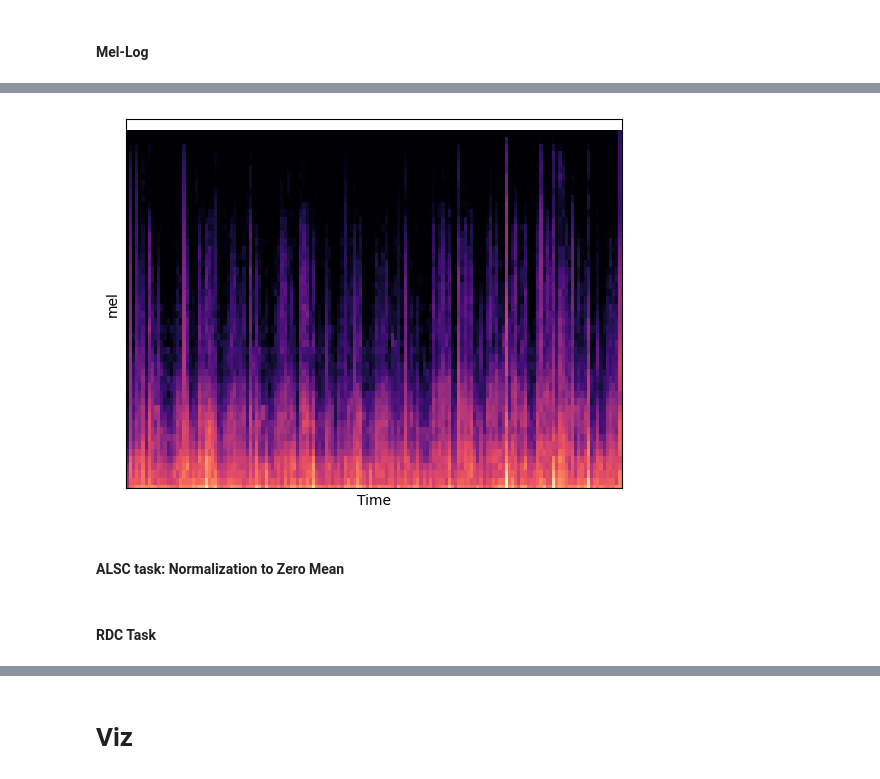
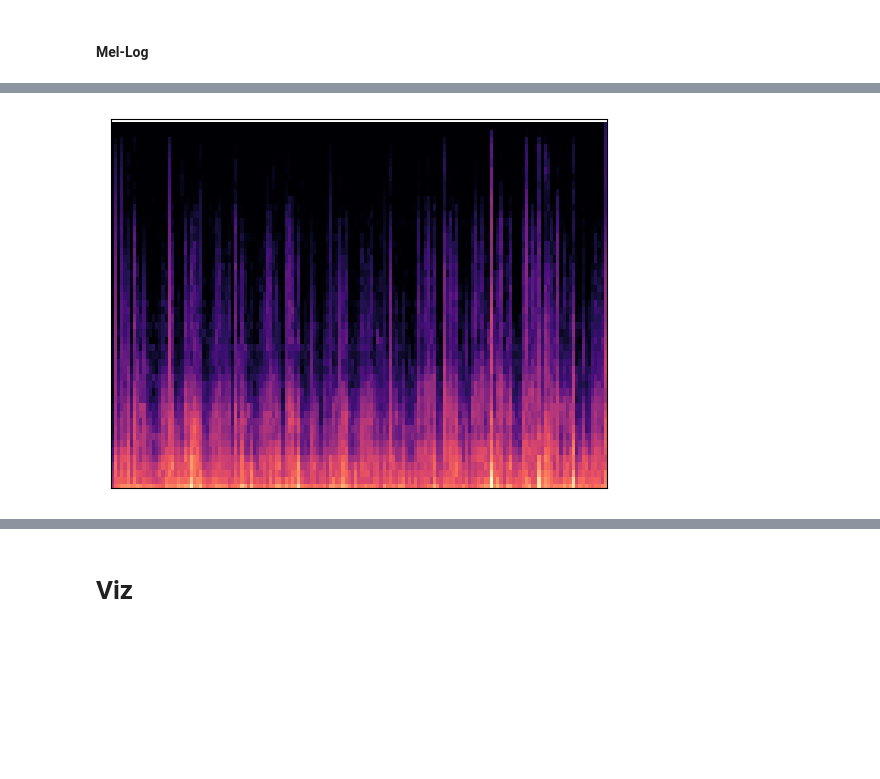
Before and after one commit to loukra/Respiratory_Disease_Classification, a Jupyter notebook: JNotebooks/Preprocessing/logMel_norm.ipynb, the cells around one changed output, grey strips where cells are left out. Cells and saved outputs as stored; diff of their text form; code cells hidden in the pictures; blank space fills up the shorter version.

```diff
--- a/JNotebooks/Preprocessing/logMel_norm.ipynb
+++ b/JNotebooks/Preprocessing/logMel_norm.ipynb
@@ -26,14 +22,2 @@ from librosa.feature import melspectrogram
 # %% [markdown]
 #### Mel-Log
-# %%
-# input tar_sr, vec, fmax: tar_sr/2,
-# passing through arguments to the Mel filters
-
-def mel_log(vec, sr):
-    mel = melspectrogram(y=vec, sr=sr, n_fft=512, fmax=None, n_mels=50)
-    mel_dB = librosa.power_to_db(mel, ref=np.max)
-
-    return mel_dB
-
-mel_dB = mel_log(vec, tar_sr)
-# mel_dB.absolute()
@@ -74,17 +44,12 @@ mel_dB_rgb.shape
 # %%
-fig, ax = plt.subplots()
 img = librosa.display.specshow(mel_dB,
                          sr=tar_sr,
-                         fmax=tar_sr/2,
-                         ax=ax)
+                         fmax=tar_sr/2)
 
-plt.xlabel('Time')
-plt.ylabel('mel')
-plt.ylim((0,51))
-plt.show()
+# plt.xlabel('Time')
+# plt.ylabel('mel')
+plt.ylim((0,50))
+
+plt.savefig("test.png",  bbox_inches="tight", pad_inches=0)
 # %% [output]
-[figure, old version]
+[figure, new version]
-# %% [markdown]
-#### ALSC task: Normalization to Zero Mean
-# %% [markdown]
-#### RDC Task
```
Also changed, not shown: parts of 15 cells of this notebook.
